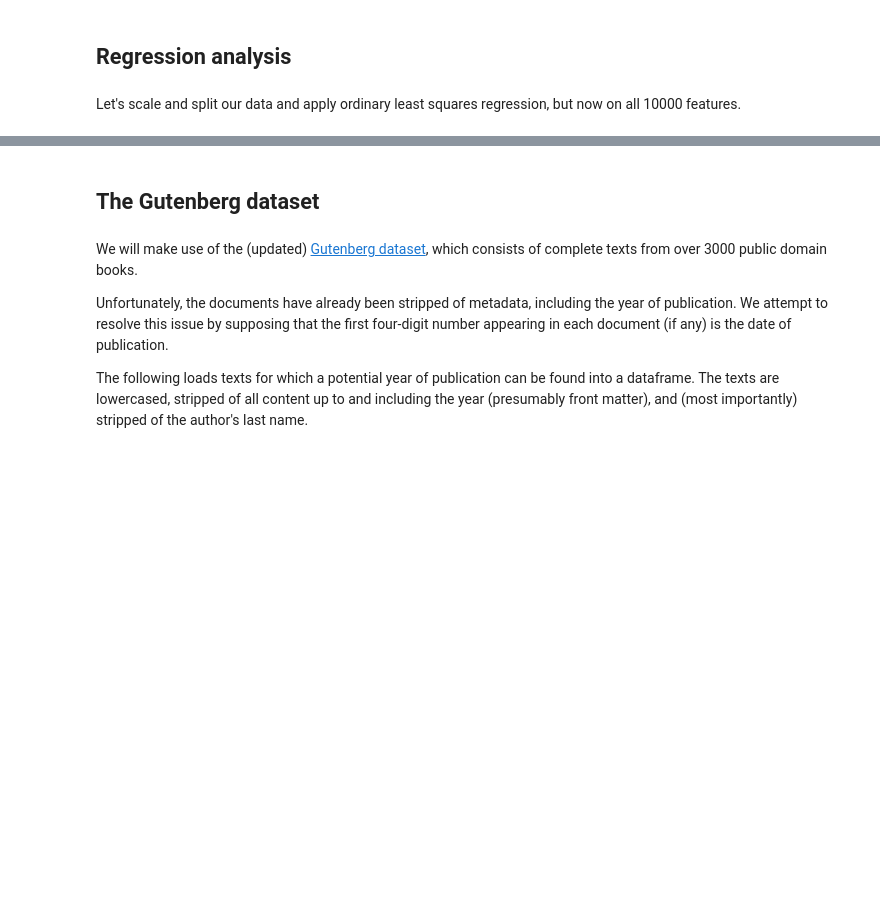
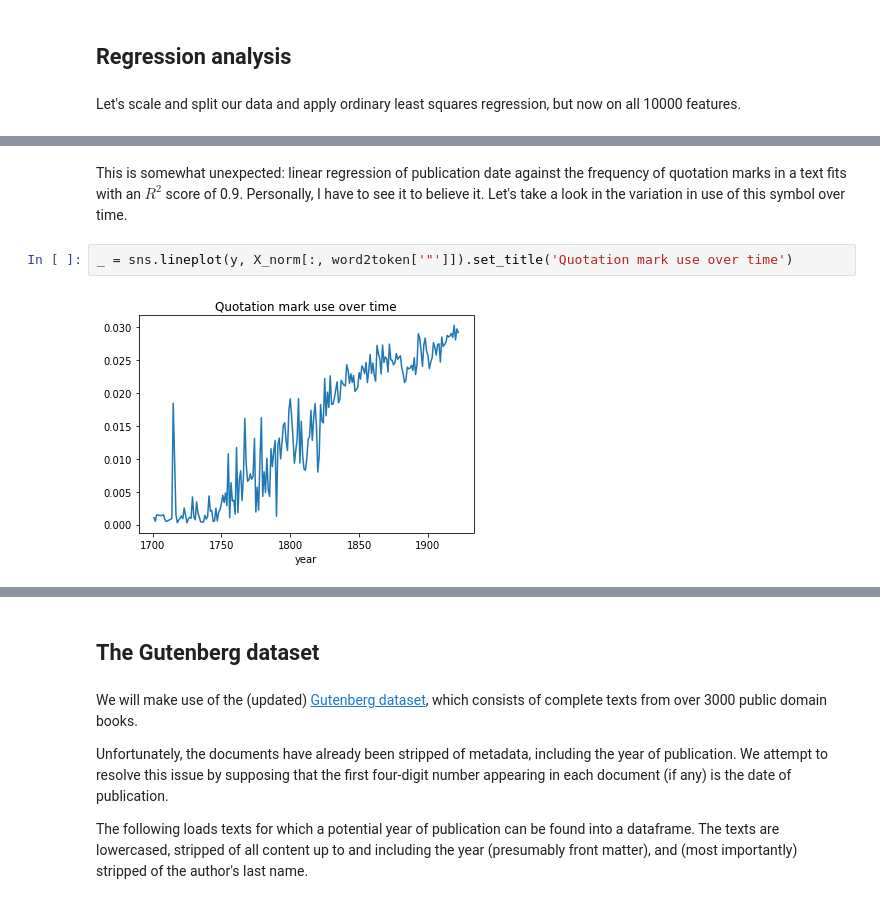
Before and after one commit to bencwallace/doc2date, a Jupyter notebook: doc2date.ipynb, the cells around one changed output, grey strips where cells are left out. Drawn from its saved outputs; the diff is of its cells as text; blank space fills up the shorter version.

```diff
--- a/doc2date.ipynb
+++ b/doc2date.ipynb
@@ -356,0 +246,6 @@ linreg.score(X_test, y_test)
+# %% [markdown]
+This is somewhat unexpected: linear regression of publication date against the frequency of quotation marks in a text fits with an $R^2$ score of 0.9. Personally, I have to see it to believe it. Let's take a look in the variation in use of this symbol over time.
+# %%
+_ = sns.lineplot(y, X_norm[:, word2token['"']]).set_title('Quotation mark use over time')
+# %% [output]
+[figure, added]
```
Also changed, not shown: parts of 45 cells of this notebook.
